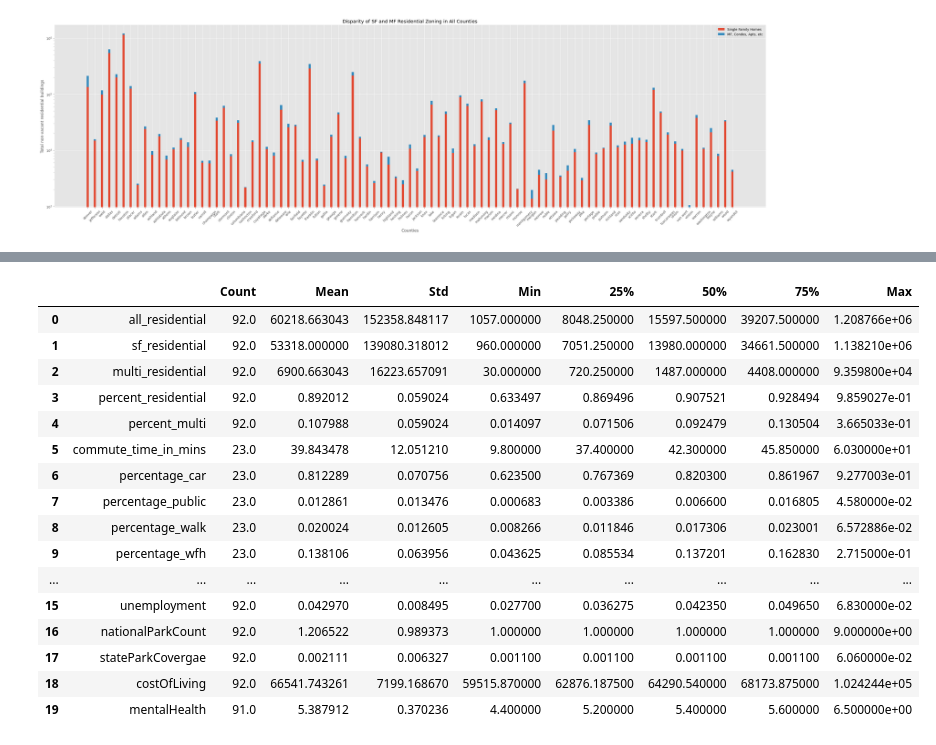
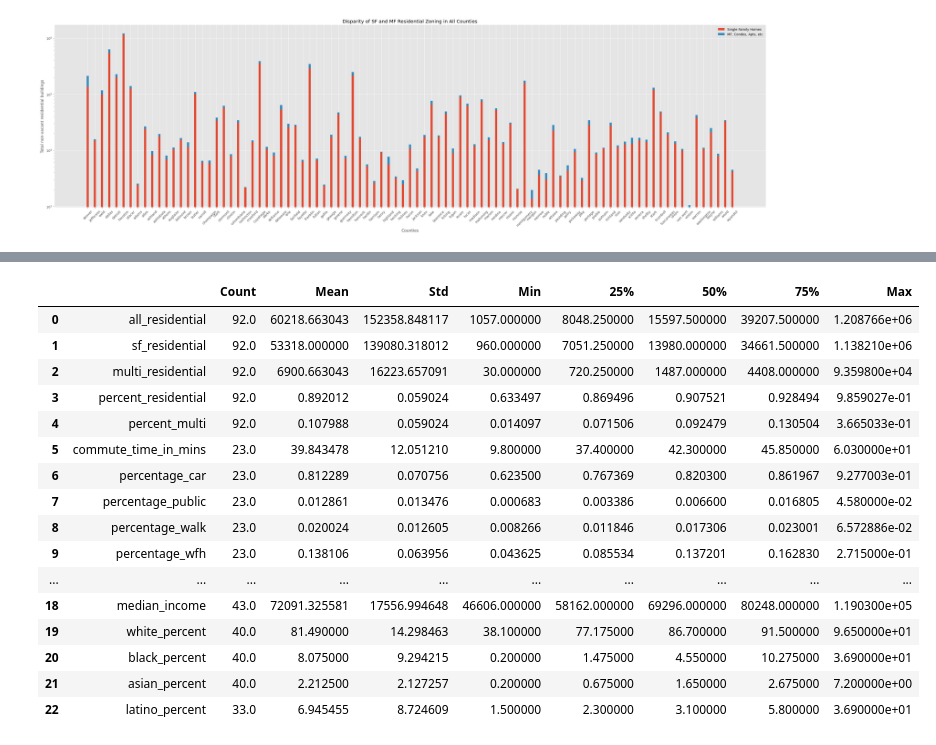
Before and after one commit to ashsProjects/Distributed_Analytics_of_US_Residential_Zoning, a Jupyter notebook: analysis.ipynb, the cells around one changed output, grey strips where cells are left out. Saved outputs shown, nothing was run; the diff lists cells and outputs as text; code cells hidden in the pictures.

```diff
--- a/analysis.ipynb
+++ b/analysis.ipynb
@@ -37,8 +40,8 @@ with open('outputs/ohio/allQualitiesPlusHealth/part-00000', 'r') as file:
         if curr_i == 0: county.append(line[1:-2])
         if curr_i == 1: crime_rate.append(line.split(":")[1].strip())
         if curr_i == 2: unemployment.append(float(line.split(":")[1].strip().replace('%', '')) / 100.00)
-        if curr_i == 3: nationalParkCount.append(int(line.split(':')[1].strip()))
-        if curr_i == 4: stateParkCovergae.append(float(line.split(":")[1].strip().replace('%', '')) / 100.00)
+        if curr_i == 3: continue
+        if curr_i == 4: continue
         if curr_i == 5: costOfLiving.append(float(re.sub(r'[^\d.]', '', line.split(":")[1].strip())))
         if curr_i == 6:
             mentalHealth.append(float(line.split(':')[1].strip().replace(')', '')))
@@ -58,6 +61,32 @@ with open('outputs/ohio/allQualitiesPlusHealth/part-00000', 'r') as file:
             percentage_vacant.append(0.00)
             owner_below_poverty.append(0.00)
             renter_below_poverty.append(0.00)
+            median_income.append(0.0)
+            white_percent.append(0.0)
+            black_percent.append(0.0)
+            asian_percent.append(0.0)
+            latino_percent.append(0.0)
+# %%
+#median income for homeowners
+with open('outputs/ohio/financesByCounty/part-00000', 'r') as file:
+    for line in file:
+        county_name = line.split(',')[0][2:]
+        for i in range(len(county)):
+            if county_name == county[i]:
+                temp = line.split(',')[1][1:-3]
+                median_income[i] = 0.00 if temp == 'N' else float(temp)
+# %%
+#percentage of race of homeowners
+with open('outputs/ohio/racesByCounty/part-00000', 'r') as file:
+    for line in file:
+        county_name = line.split(',')[0][2:]
+        for i in range(len(county)):
+            if county_name == county[i]:
+                split = line.split(',')[1].split('\"')
+                white_percent[i] = 0.00 if split[1] == 'N' else float(split[1])
+                black_percent[i] = 0.00 if split[3] == 'N' else float(split[3])
+                asian_percent[i] = 0.00 if split[5] == 'N' else float(split[5])
+                latino_percent[i] = 0.00 if split[7] == 'N' else float(split[7])
 # %%
 #commute types
 with open('outputs/ohio/commuteTypesByCounty/part-00000', 'r') as file:
@@ -145,8 +174,8 @@ with open('outputs/ohio/relevantResidentialByCounty/part-00000', 'r') as file:
                 percent_multi[i] = m_percentage
 # %%
 #to ndarray and transpose
-all_values = np.array([county, state, all_residential, sf_residential, multi_residential, percent_residential, percent_multi, commute_time_in_mins, percentage_car, percentage_public, percentage_walk, percentage_wfh, percentage_occupancy, percentage_vacant, owner_below_poverty, renter_below_poverty, crime_rate, unemployment, nationalParkCount, stateParkCovergae, costOfLiving, mentalHealth])
-headers = ['county', 'state', 'all_residential', 'sf_residential', 'multi_residential', 'percent_residential', 'percent_multi', 'commute_time_in_mins', 'percentage_car', 'percentage_public', 'percentage_walk', 'percentage_wfh', 'percentage_occupancy', 'percentage_vacant', 'owner_below_poverty', 'renter_below_poverty', 'crime_rate', 'unemployment', 'nationalParkCount', 'stateParkCovergae', 'costOfLiving', 'mentalHealth']
+all_values = np.array([county, state, all_residential, sf_residential, multi_residential, percent_residential, percent_multi, commute_time_in_mins, percentage_car, percentage_public, percentage_walk, percentage_wfh, percentage_occupancy, percentage_vacant, owner_below_poverty, renter_below_poverty, crime_rate, unemployment, costOfLiving, mentalHealth, median_income, white_percent, black_percent, asian_percent, latino_percent])
+headers = ['county', 'state', 'all_residential', 'sf_residential', 'multi_residential', 'percent_residential', 'percent_multi', 'commute_time_in_mins', 'percentage_car', 'percentage_public', 'percentage_walk', 'percentage_wfh', 'percentage_occupancy', 'percentage_vacant', 'owner_below_poverty', 'renter_below_poverty', 'crime_rate', 'unemployment', 'costOfLiving', 'mentalHealth', 'median_income', 'white_percent', 'black_percent', 'asian_percent', 'latino_percent']
 df = pd.DataFrame(all_values.T, columns=headers)
 # %%
 crime_rate_parts = df['crime_rate'].str.split('/', expand=True)
@@ -204,29 +233,29 @@ Top 5 counties with the highest multi family/purpose residential zoning:
 # %%
 summary = []
 
-for i in range(2, 22):
+for i in range(2, 25):
     desc = df[df.iloc[:, i].astype('float64') != 0.0].iloc[:, i].astype('float64').describe()
     summary.append([desc.name, desc[0], desc[1], desc[2], desc[3], desc[4], desc[5], desc[6], desc[7]])
 
 pd.DataFrame(summary, columns=['', 'Count', 'Mean', 'Std', 'Min', '25%', '50%', '75%', 'Max'])
 # %% [output]
 |  |  | Count | Mean | Std | Min | 25% | 50% | 75% | Max |
 | 0 | all_residential | 92.0 | 60218.663043 | 152358.848117 | 1057.000000 | 8048.250000 | 15597.500000 | 39207.500000 | 1.208766e+06 |
 | 1 | sf_residential | 92.0 | 53318.000000 | 139080.318012 | 960.000000 | 7051.250000 | 13980.000000 | 34661.500000 | 1.138210e+06 |
 | 2 | multi_residential | 92.0 | 6900.663043 | 16223.657091 | 30.000000 | 720.250000 | 1487.000000 | 4408.000000 | 9.359800e+04 |
 | 3 | percent_residential | 92.0 | 0.892012 | 0.059024 | 0.633497 | 0.869496 | 0.907521 | 0.928494 | 9.859027e-01 |
 | 4 | percent_multi | 92.0 | 0.107988 | 0.059024 | 0.014097 | 0.071506 | 0.092479 | 0.130504 | 3.665033e-01 |
 | 5 | commute_time_in_mins | 23.0 | 39.843478 | 12.051210 | 9.800000 | 37.400000 | 42.300000 | 45.850000 | 6.030000e+01 |
 | 6 | percentage_car | 23.0 | 0.812289 | 0.070756 | 0.623500 | 0.767369 | 0.820300 | 0.861967 | 9.277003e-01 |
 | 7 | percentage_public | 23.0 | 0.012861 | 0.013476 | 0.000683 | 0.003386 | 0.006600 | 0.016805 | 4.580000e-02 |
 | 8 | percentage_walk | 23.0 | 0.020024 | 0.012605 | 0.008266 | 0.011846 | 0.017306 | 0.023001 | 6.572886e-02 |
 | 9 | percentage_wfh | 23.0 | 0.138106 | 0.063956 | 0.043625 | 0.085534 | 0.137201 | 0.162830 | 2.715000e-01 |
 | ... | ... | ... | ... | ... | ... | ... | ... | ... | ... |
-| 15 | unemployment | 92.0 | 0.042970 | 0.008495 | 0.027700 | 0.036275 | 0.042350 | 0.049650 | 6.830000e-02 |
-| 16 | nationalParkCount | 92.0 | 1.206522 | 0.989373 | 1.000000 | 1.000000 | 1.000000 | 1.000000 | 9.000000e+00 |
-| 17 | stateParkCovergae | 92.0 | 0.002111 | 0.006327 | 0.001100 | 0.001100 | 0.001100 | 0.001100 | 6.060000e-02 |
-| 18 | costOfLiving | 92.0 | 66541.743261 | 7199.168670 | 59515.870000 | 62876.187500 | 64290.540000 | 68173.875000 | 1.024244e+05 |
-| 19 | mentalHealth | 91.0 | 5.387912 | 0.370236 | 4.400000 | 5.200000 | 5.400000 | 5.600000 | 6.500000e+00 |
+| 18 | median_income | 43.0 | 72091.325581 | 17556.994648 | 46606.000000 | 58162.000000 | 69296.000000 | 80248.000000 | 1.190300e+05 |
+| 19 | white_percent | 40.0 | 81.490000 | 14.298463 | 38.100000 | 77.175000 | 86.700000 | 91.500000 | 9.650000e+01 |
+| 20 | black_percent | 40.0 | 8.075000 | 9.294215 | 0.200000 | 1.475000 | 4.550000 | 10.275000 | 3.690000e+01 |
+| 21 | asian_percent | 40.0 | 2.212500 | 2.127257 | 0.200000 | 0.675000 | 1.650000 | 2.675000 | 7.200000e+00 |
+| 22 | latino_percent | 33.0 | 6.945455 | 8.724609 | 1.500000 | 2.300000 | 3.100000 | 5.800000 | 3.690000e+01 |
 # %%
 #defining functions for curve fit
 def find_best_fit(x, y):
```
Also changed, not shown: parts of 5 cells of this notebook, 20 other files.
